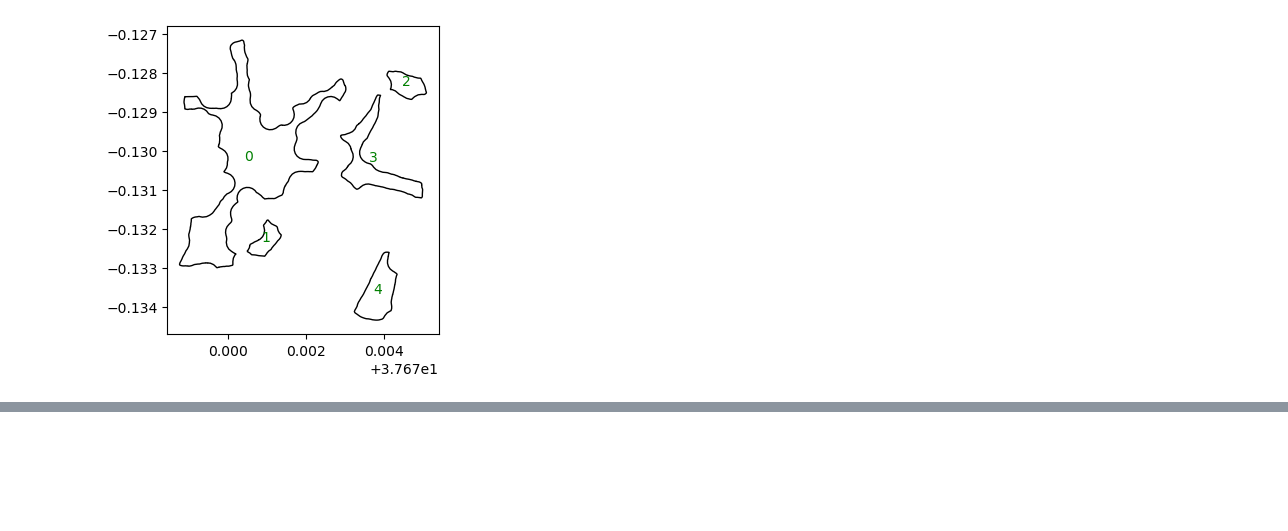
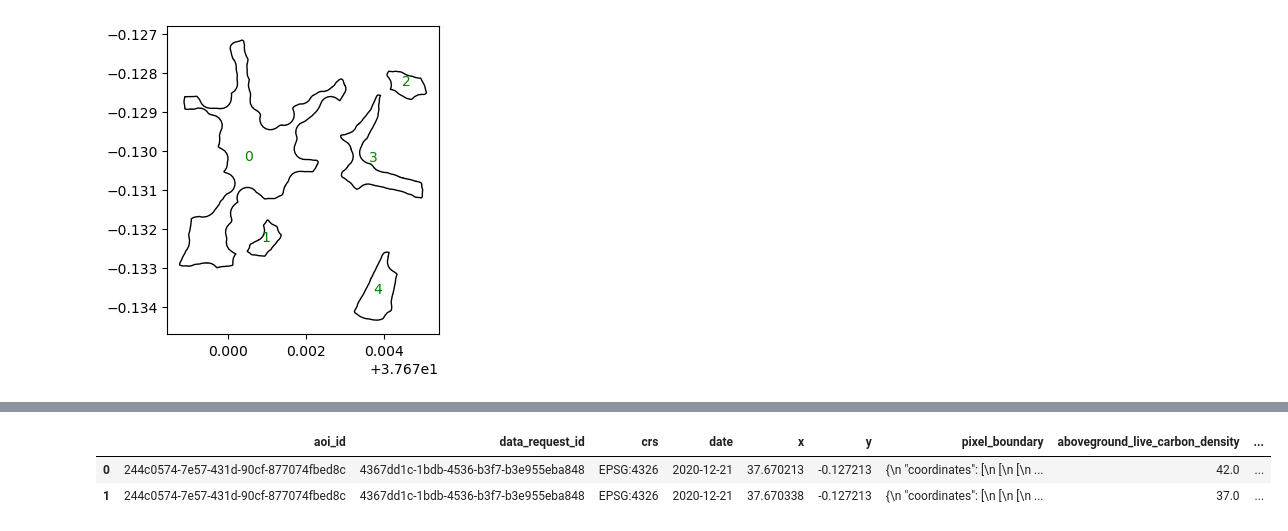
Before and after one commit to rumble-up/cecil-tutorials, a Jupyter notebook: 1_Request_AOI_from_Cecil_timeline.ipynb, the cells around one changed output, grey strips where cells are left out. Drawn from its saved outputs; the diff is of its cells as text; code cells hidden in the pictures; blank space fills up the shorter version.

Commit message:
Intial cecil data request.

```diff
--- a/1_Request_AOI_from_Cecil_timeline.ipynb
+++ b/1_Request_AOI_from_Cecil_timeline.ipynb
@@ -84,0 +93,3 @@ Estimated cost of data request: $3.02 USD at $0.25/ha
+# %%
+# Initialize Cecil SDK
+client = cecil.Client()
@@ -84,0 +130,16 @@ Estimated cost of data request: $3.02 USD at $0.25/ha
+# %%
+# Query the data request database on Cecil's side for the AOI data as a dataframe
+
+df = client.query(f'''
+             SELECT *,
+                ST_ASWKT(pixel_boundary) AS pixel_boundary_geom,  --transforms pixel_boundary to a polygon geometry
+             FROM data_request_db.planet.forest_carbon_monitoring
+             WHERE aoi_id = '{aoi.id}'
+             '''
+)
+
+df.head(2)
+# %% [output]
+|  | aoi_id | data_request_id | crs | date | x | y | pixel_boundary | aboveground_live_carbon_density | ... |
+| 0 | 244c0574-7e57-431d-90cf-877074fbed8c | 4367dd1c-1bdb-4536-b3f7-b3e955eba848 | EPSG:4326 | 2020-12-21 | 37.670213 | -0.127213 | {\n "coordinates": [\n [\n [\n ... | 42.0 | ... |
+| 1 | 244c0574-7e57-431d-90cf-877074fbed8c | 4367dd1c-1bdb-4536-b3f7-b3e955eba848 | EPSG:4326 | 2020-12-21 | 37.670338 | -0.127213 | {\n "coordinates": [\n [\n [\n ... | 37.0 | ... |
```
Also changed, not shown: parts of 9 cells of this notebook.
